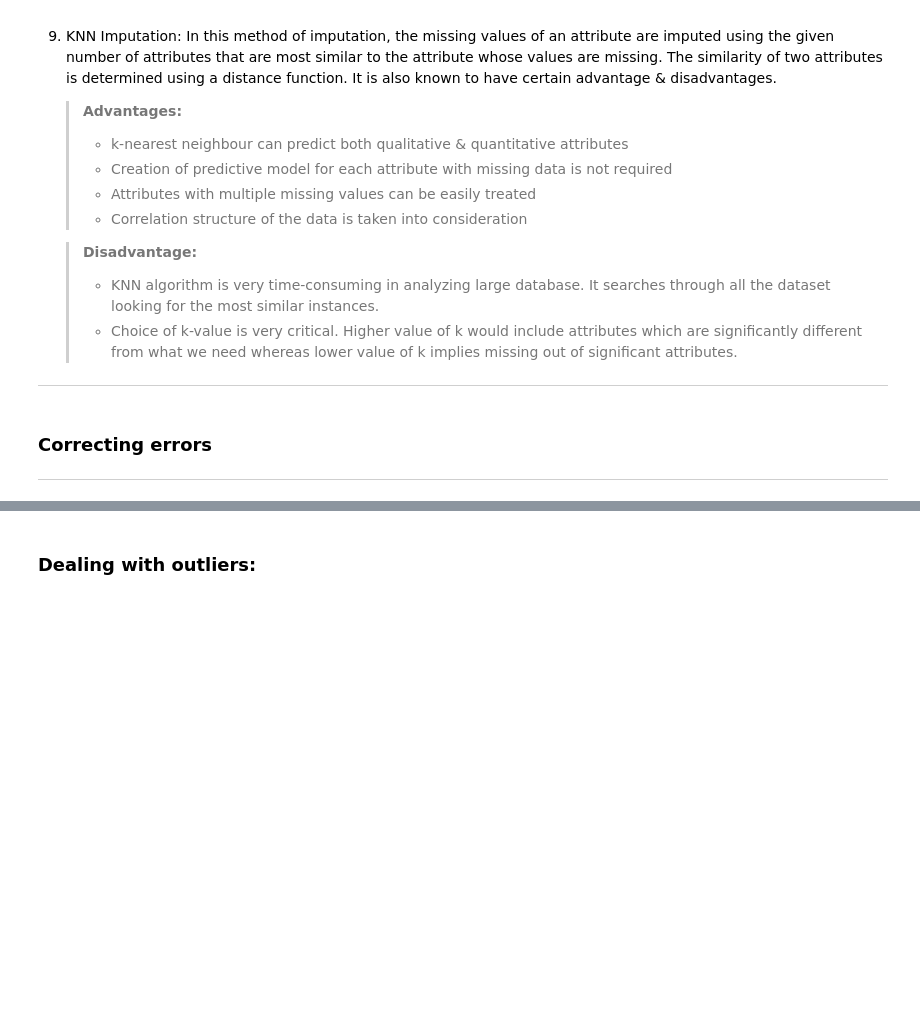
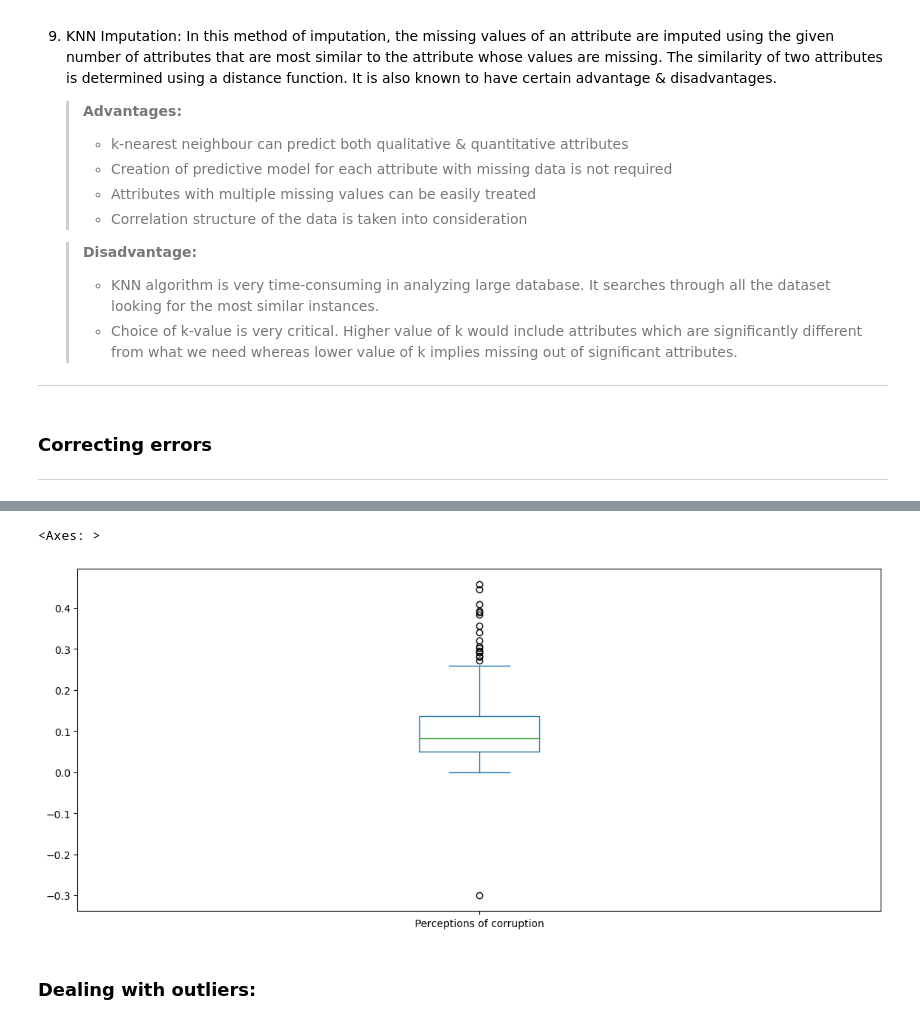
Before and after one commit to Faris35/Usecase-2, a Jupyter notebook: EDA explain template.ipynb, the cells around one changed output, grey strips where cells are left out. Drawn from its saved outputs; the diff is of its cells as text; code cells hidden in the pictures; blank space fills up the shorter version.

```diff
--- a/EDA explain template.ipynb
+++ b/EDA explain template.ipynb
@@ -708,0 +708,2 @@ To avoid:
+# %%
+df_2018.fillna(-0.3, inplace=True) # Fill missing values in the dataset with the mean of the column
@@ -709,3 +726,8 @@ To avoid:
+# %%
+df_2018['Perceptions of corruption'].plot(kind='box', figsize=(14, 6)) # Plot a boxplot of the 'Perceptions of corruption' column
+# %% [output]
+<Axes: >
+[figure, added]
 # %% [markdown]
 ### Dealing with outliers:
 # %% [markdown]
```
Also changed, not shown: parts of 36 cells of this notebook.
